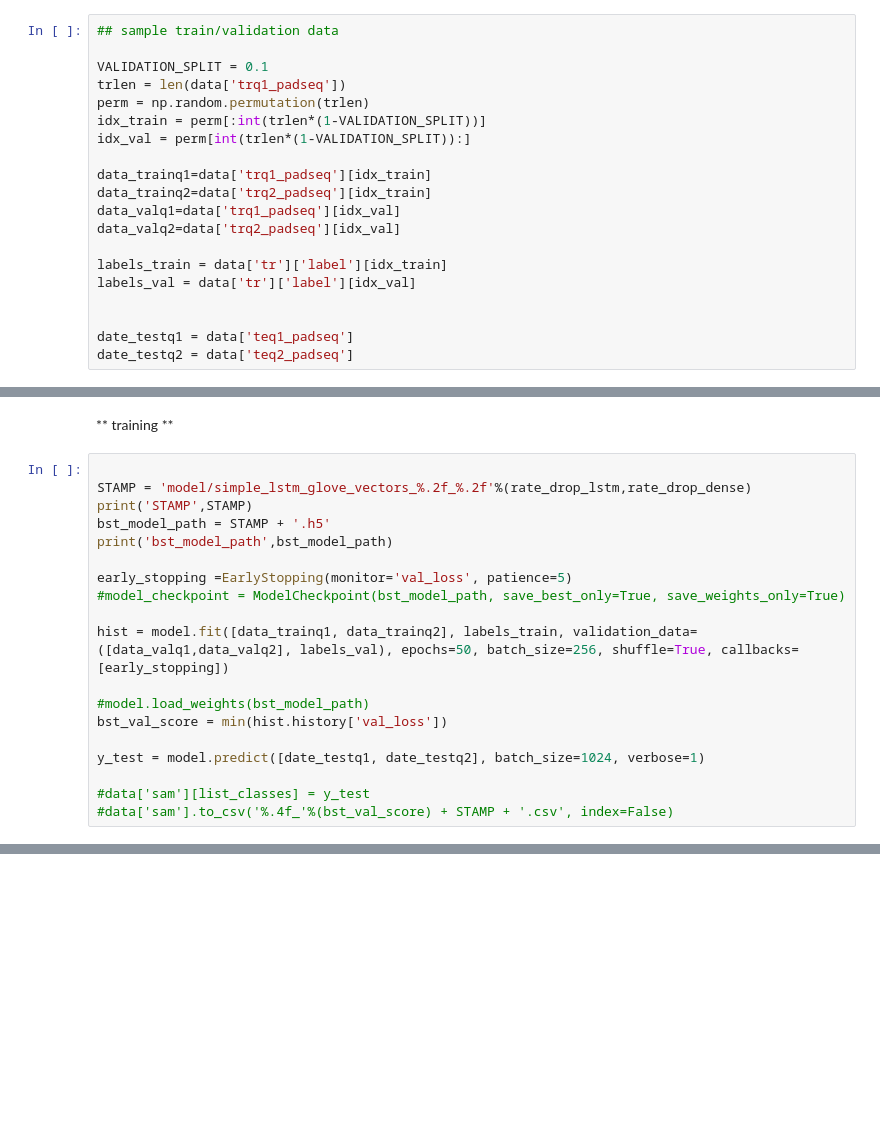
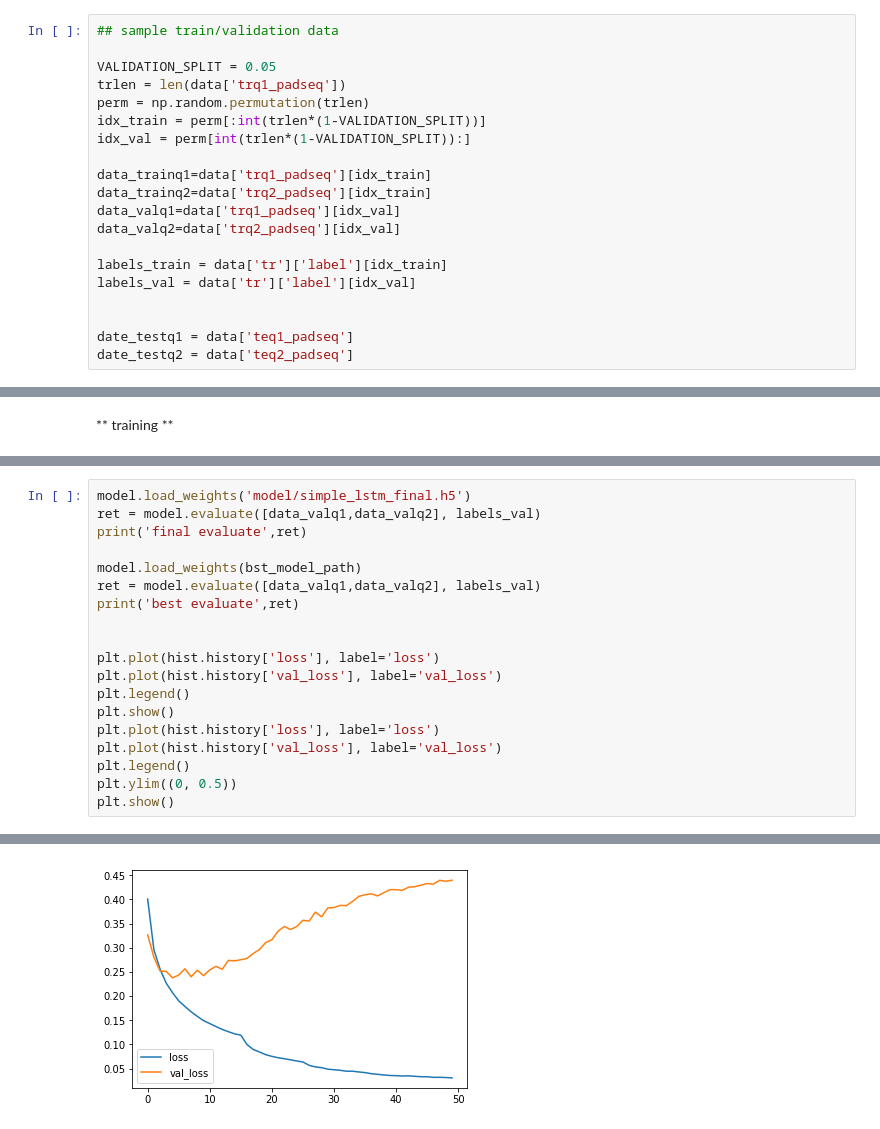
Before and after one commit to Backlu/ppdai, a Jupyter notebook: ppdai.ipynb, the cells around one changed output, grey strips where cells are left out. Cells and saved outputs as stored; diff of their text form; blank space fills up the shorter version.

```diff
--- a/ppdai.ipynb
+++ b/ppdai.ipynb
@@ -123,7 +154,7 @@ for word, i in word_index.items():
 # %%
 ## sample train/validation data
 
-VALIDATION_SPLIT = 0.1
+VALIDATION_SPLIT = 0.05
 trlen = len(data['trq1_padseq'])
 perm = np.random.permutation(trlen)
 idx_train = perm[:int(trlen*(1-VALIDATION_SPLIT))]
@@ -177,21 +232,2 @@ plot_model(model, to_file='model.png')
 # %% [markdown]
 ** training **
-# %%
-
-STAMP = 'model/simple_lstm_glove_vectors_%.2f_%.2f'%(rate_drop_lstm,rate_drop_dense)
-print('STAMP',STAMP)
-bst_model_path = STAMP + '.h5'
-print('bst_model_path',bst_model_path)
-
-early_stopping =EarlyStopping(monitor='val_loss', patience=5)
-#model_checkpoint = ModelCheckpoint(bst_model_path, save_best_only=True, save_weights_only=True)
-
-hist = model.fit([data_trainq1, data_trainq2], labels_train, validation_data=([data_valq1,data_valq2], labels_val), epochs=50, batch_size=256, shuffle=True, callbacks=[early_stopping])
-
-#model.load_weights(bst_model_path)
-bst_val_score = min(hist.history['val_loss'])
-
-y_test = model.predict([date_testq1, date_testq2], batch_size=1024, verbose=1)
-
-#data['sam'][list_classes] = y_test
-#data['sam'].to_csv('%.4f_'%(bst_val_score) + STAMP + '.csv', index=False)
@@ -197,0 +284,20 @@ y_test = model.predict([date_testq1, date_testq2], batch_size=1024, verbose=1)
+# %%
+model.load_weights('model/simple_lstm_final.h5')
+ret = model.evaluate([data_valq1,data_valq2], labels_val)
+print('final evaluate',ret)
+
+model.load_weights(bst_model_path)
+ret = model.evaluate([data_valq1,data_valq2], labels_val)
+print('best evaluate',ret)
+
+
+plt.plot(hist.history['loss'], label='loss')
+plt.plot(hist.history['val_loss'], label='val_loss')
+plt.legend()
+plt.show()
+plt.plot(hist.history['loss'], label='loss')
+plt.plot(hist.history['val_loss'], label='val_loss')
+plt.legend()
+plt.ylim((0, 0.5))
+plt.show()
+# %% [output]
@@ -197,0 +308 @@ y_test = model.predict([date_testq1, date_testq2], batch_size=1024, verbose=1)
+[figure, added]
```
Also changed, not shown: parts of 14 cells of this notebook.
